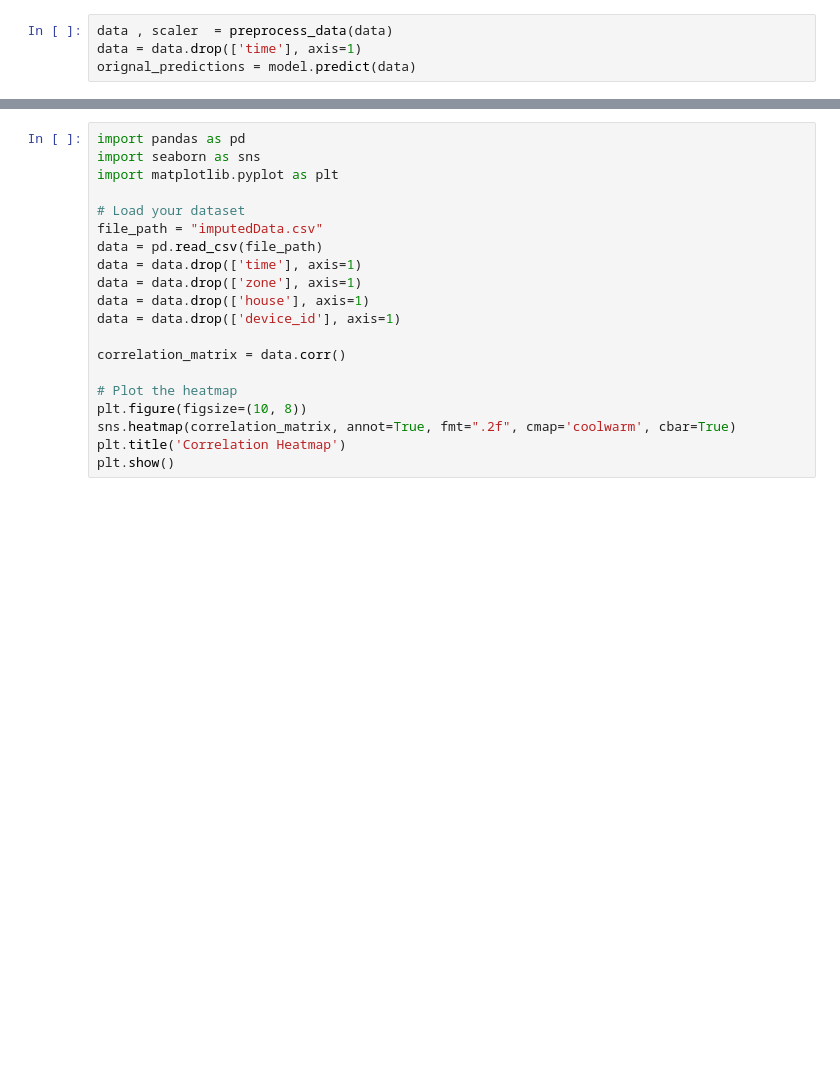
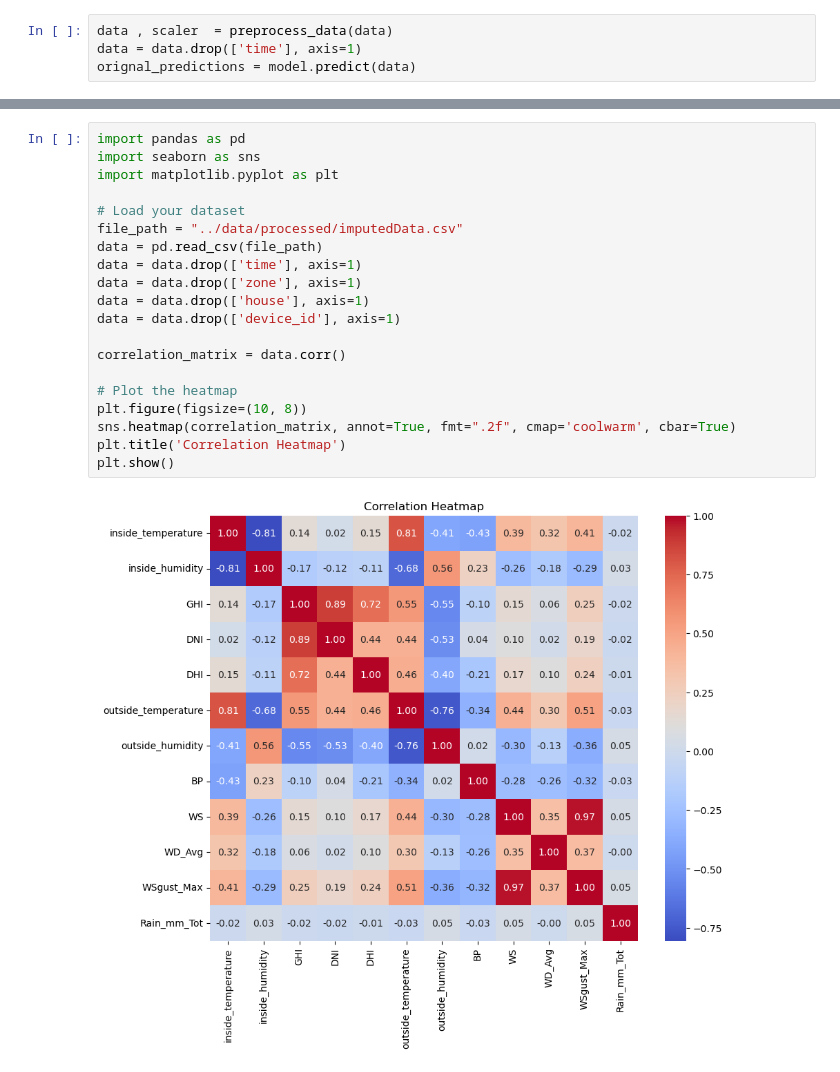
Before and after one commit to P2PTM/THERMODSET, a Jupyter notebook: notebooks/XgBoostAnomaliesModel.ipynb, the cells around one changed output, grey strips where cells are left out. Cells and saved outputs as stored; diff of their text form; blank space fills up the shorter version.

```diff
--- a/notebooks/XgBoostAnomaliesModel.ipynb
+++ b/notebooks/XgBoostAnomaliesModel.ipynb
@@ -239,20 +293,22 @@ plt.show()
 # %%
 import pandas as pd
 import seaborn as sns
 import matplotlib.pyplot as plt
 
 # Load your dataset
-file_path = "imputedData.csv"
+file_path = "../data/processed/imputedData.csv"
 data = pd.read_csv(file_path)
 data = data.drop(['time'], axis=1)
 data = data.drop(['zone'], axis=1)
 data = data.drop(['house'], axis=1)
 data = data.drop(['device_id'], axis=1)
 
 correlation_matrix = data.corr()
 
 # Plot the heatmap
 plt.figure(figsize=(10, 8))
 sns.heatmap(correlation_matrix, annot=True, fmt=".2f", cmap='coolwarm', cbar=True)
 plt.title('Correlation Heatmap')
 plt.show()
+# %% [output]
+[figure, added]
```
Also changed, not shown: parts of 7 cells of this notebook, 1 other file.
